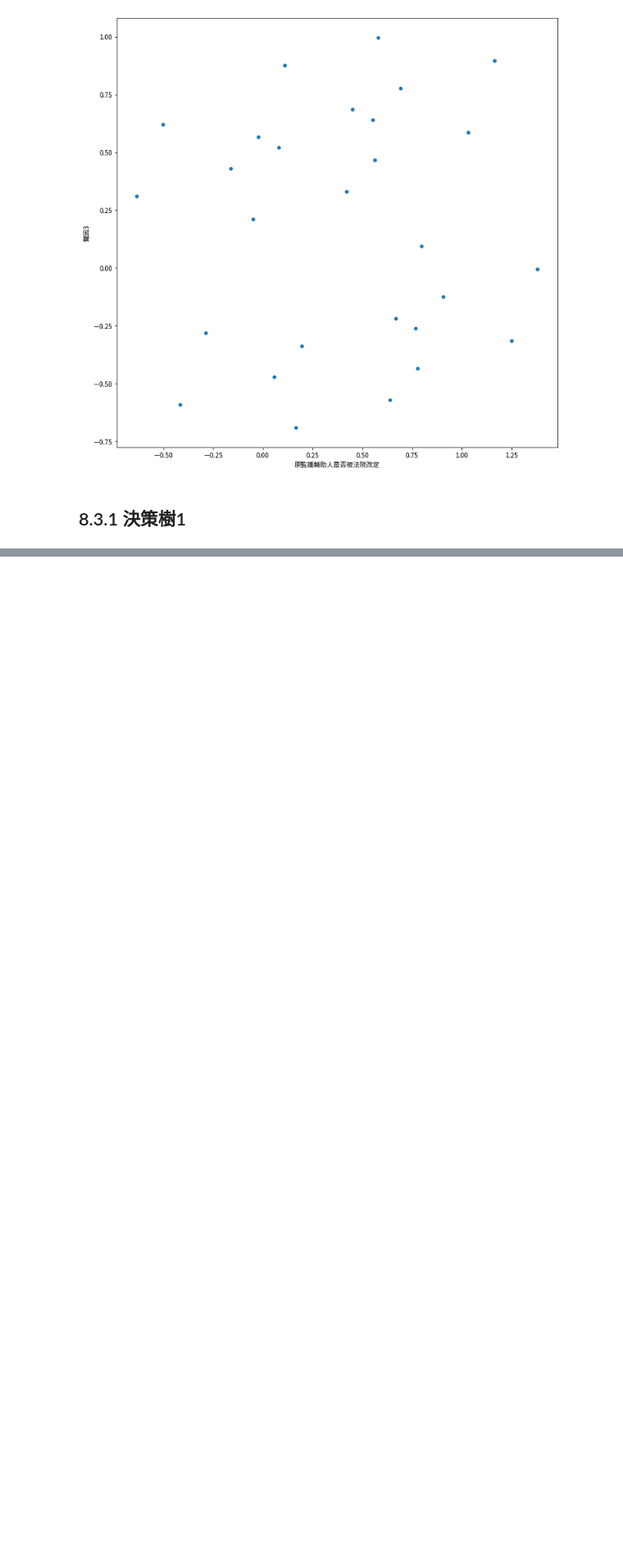
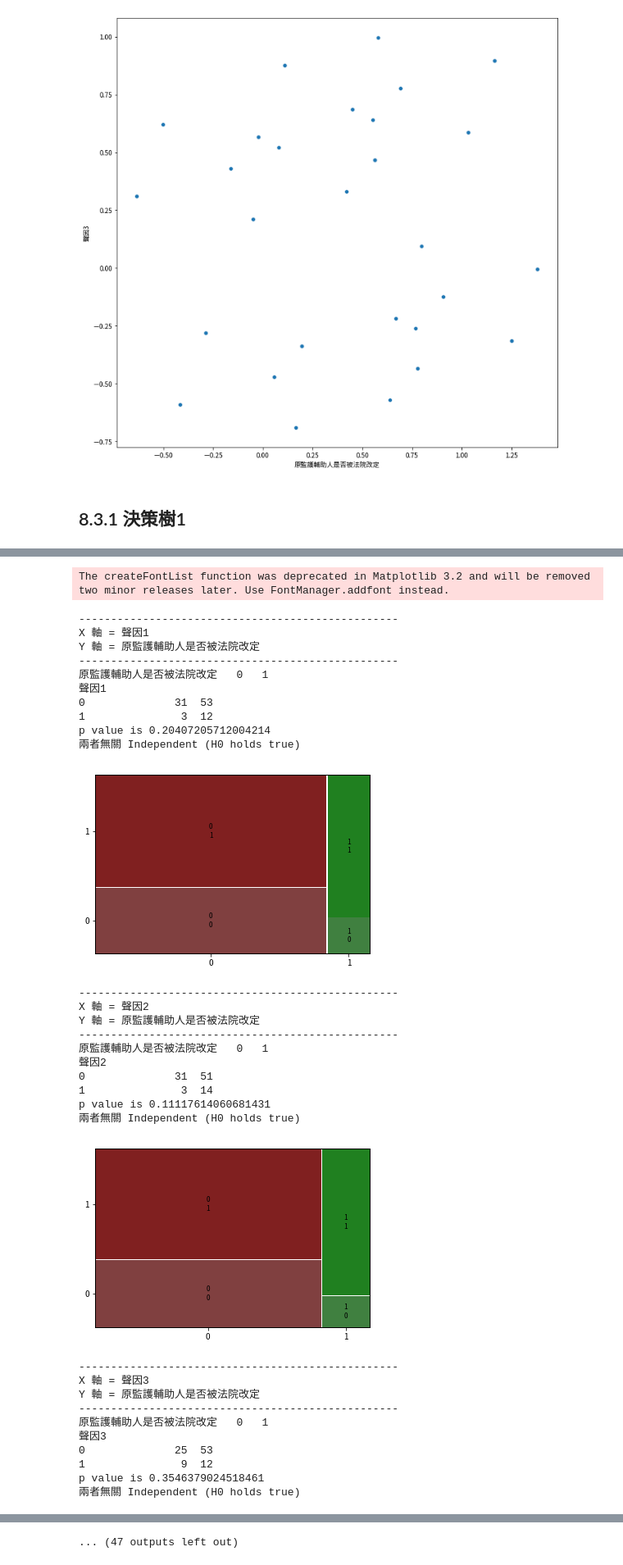
Before and after one commit to jeremy5189/legal-data-analysis, a Jupyter notebook: G4_Class.ipynb, the cells around one changed output, grey strips where cells are left out. Shown at 82% size. Saved outputs shown, nothing was run; the diff lists cells and outputs as text; code cells hidden in the pictures; blank space fills up the shorter version.

```diff
--- a/G4_Class.ipynb
+++ b/G4_Class.ipynb
@@ -2,7 +2,7 @@
 # 整理用
 gsheet_id = '1TMDwDBPH4UWz0LiMV9PUSOVQtasLYykNMkhWJrxQcq0'
 gsheet_name = '自然人-Binary-1監護宣告'
-gshhet_name = '自然人-Binary-2輔助宣告'
+gsheet_name2 = '自然人-Binary-2輔助宣告'
 # %% [markdown]
 # Setup (1~3)
 # %%
@@ -848,0 +868,50 @@ The createFontList function was deprecated in Matplotlib 3.2 and will be removed
+# %%
+k = Corr(gsheet_id, gsheet_name2, to_drop=[
+  'index',
+  'UUID',
+  '主管機關是否被法院改定 (1=是, 2=否)',
+  '宣告性質',
+  '原監護輔助人之類型'
+])
+k.replace_all_col_to_NaN('')
+k.convert_to_numeric()
+
+for i in range(0, 30):
+  if i == 24:
+    continue
+  print(f"\n\n")
+  k.chi2_contingency_and_mosaic(k.cols()[i], k.cols()[24])
+# %% [output]
+The createFontList function was deprecated in Matplotlib 3.2 and will be removed two minor releases later. Use FontManager.addfont instead.
+--------------------------------------------------
+X 軸 = 聲因1
+Y 軸 = 原監護輔助人是否被法院改定
+--------------------------------------------------
+原監護輔助人是否被法院改定   0   1
+聲因1
+0              31  53
+1               3  12
+p value is 0.20407205712004214
+兩者無關 Independent (H0 holds true)
+[figure, added]
+--------------------------------------------------
+X 軸 = 聲因2
+Y 軸 = 原監護輔助人是否被法院改定
+--------------------------------------------------
+原監護輔助人是否被法院改定   0   1
+聲因2
+0              31  51
+1               3  14
+p value is 0.11117614060681431
+兩者無關 Independent (H0 holds true)
+[figure, added]
+--------------------------------------------------
+X 軸 = 聲因3
+Y 軸 = 原監護輔助人是否被法院改定
+--------------------------------------------------
+原監護輔助人是否被法院改定   0   1
+聲因3
+0              25  53
+1               9  12
+p value is 0.3546379024518461
+兩者無關 Independent (H0 holds true)
@@ -848,0 +951 @@ The createFontList function was deprecated in Matplotlib 3.2 and will be removed
+... (47 outputs left out)
```
Also changed, not shown: parts of 20 cells of this notebook.
